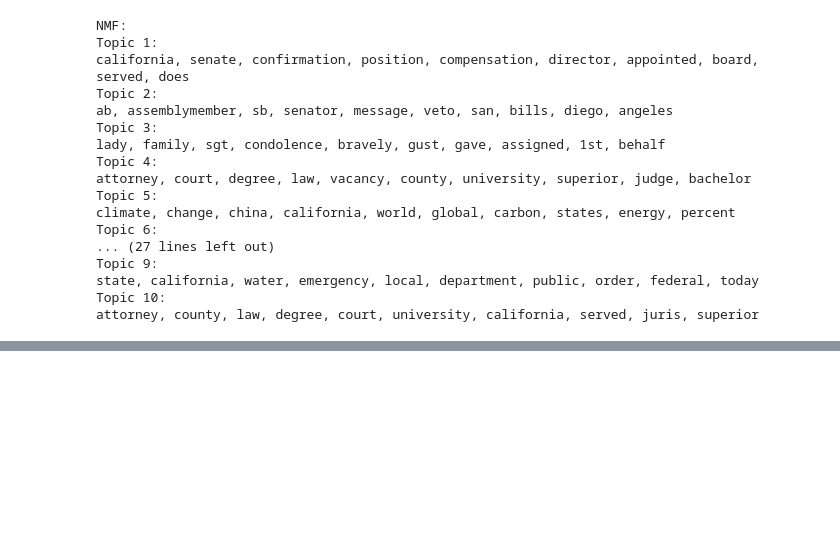
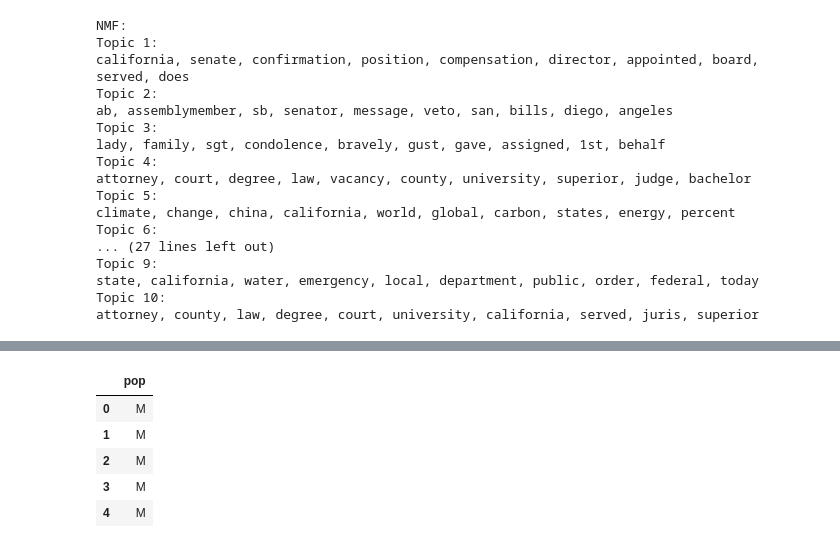
Before and after one commit to zanekuser/CA_Gov_Press_Releases, a Jupyter notebook: Parser.ipynb, the cells around one changed output, grey strips where cells are left out. Drawn from its saved outputs; the diff is of its cells as text; code cells hidden in the pictures; blank space fills up the shorter version.

```diff
--- a/Parser.ipynb
+++ b/Parser.ipynb
@@ -393,0 +417,11 @@ attorney, county, law, degree, court, university, california, served, juris, sup
+# %%
+dem_sample_tbl = pd.DataFrame()
+dem_sample_tbl['pop'] = ['M']*int(np.round(.45*total_dem)) + ['F']*int(np.round(.55*total_dem))
+dem_sample_tbl.head()
+# %% [output]
+|  | pop |
+| 0 | M |
+| 1 | M |
+| 2 | M |
+| 3 | M |
+| 4 | M |
```
Also changed, not shown: parts of 9 cells of this notebook.
